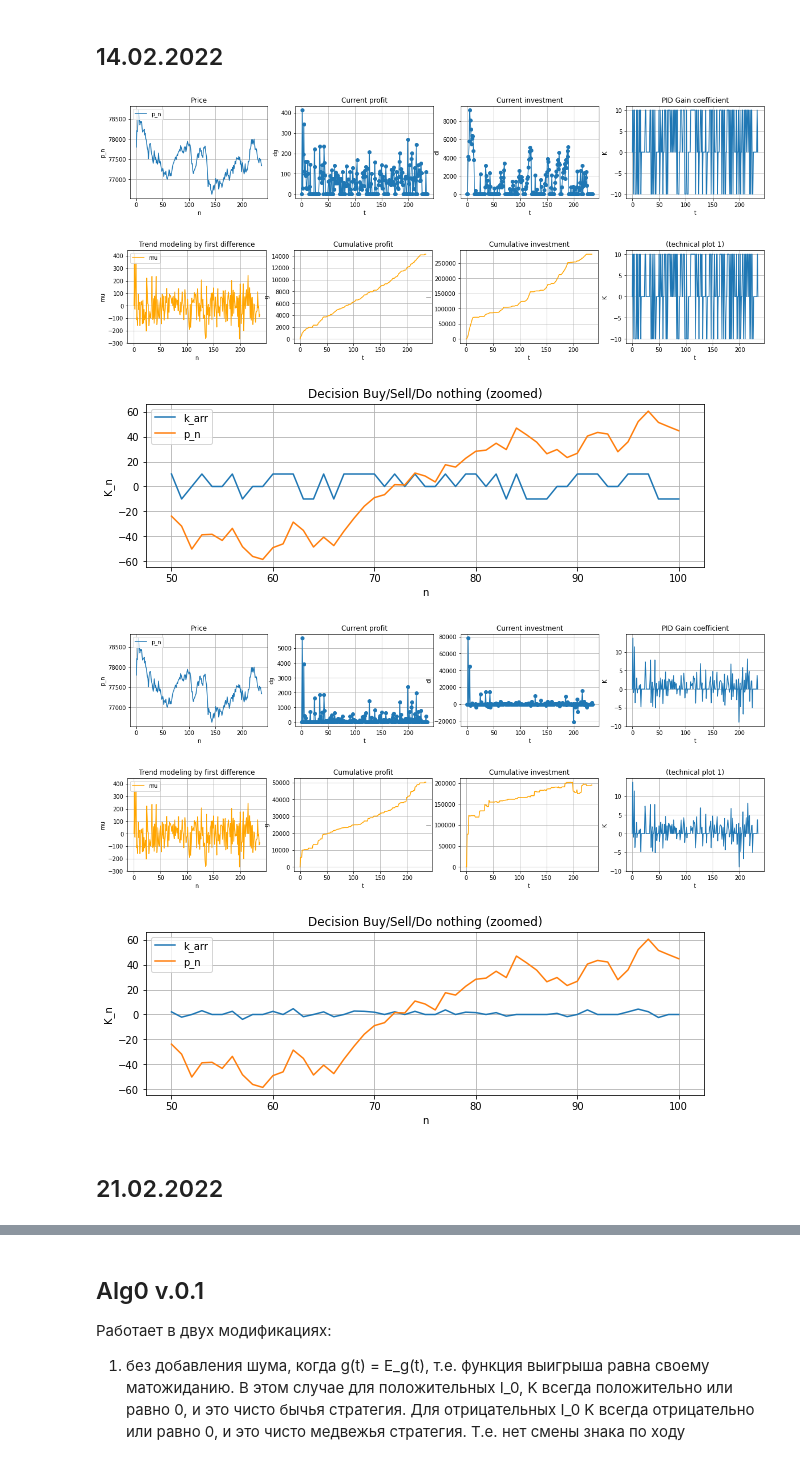
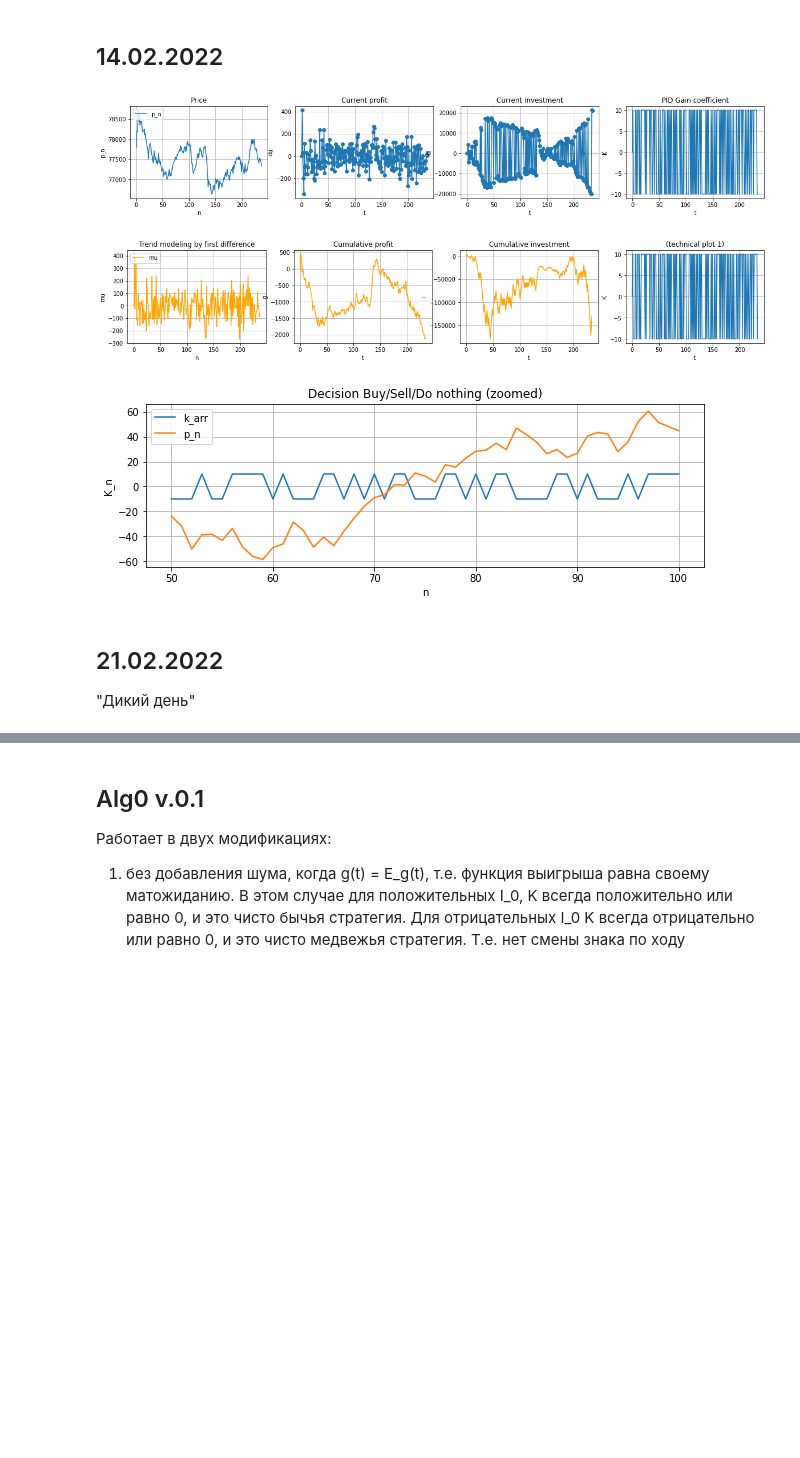
Before and after one commit to vadimvshepelev/test-alg, a Jupyter notebook: simple-pid.ipynb, the cells around one changed output, grey strips where cells are left out. Drawn from its saved outputs; the diff is of its cells as text; code cells hidden in the pictures; blank space fills up the shorter version.

```diff
--- a/simple-pid.ipynb
+++ b/simple-pid.ipynb
@@ -425,15 +404,12 @@ alg.calc_alg2(p_arr_growth, mu_arr_growth, 1.)
 ## 14.02.2022
 # %%
 alg.calc_alg0(p_arr_si_14, mu_arr_si_14, 1.)
-alg.calc_alg2(p_arr_si_14, mu_arr_si_14, 1.)
 # %% [output]
-[figure, old version]
+[figure, new version]
-[figure, old version]
+[figure, new version]
-[figure, old version]
+[figure, new version]
-[figure, removed]
-[figure, removed]
-[figure, removed]
 # %% [markdown]
 ## 21.02.2022
+"Дикий день"
 # %%
 alg.calc_alg0(p_arr_si_21, mu_arr_si_21, 1.)
```
Also changed, not shown: parts of 7 cells of this notebook, 3 other files.
